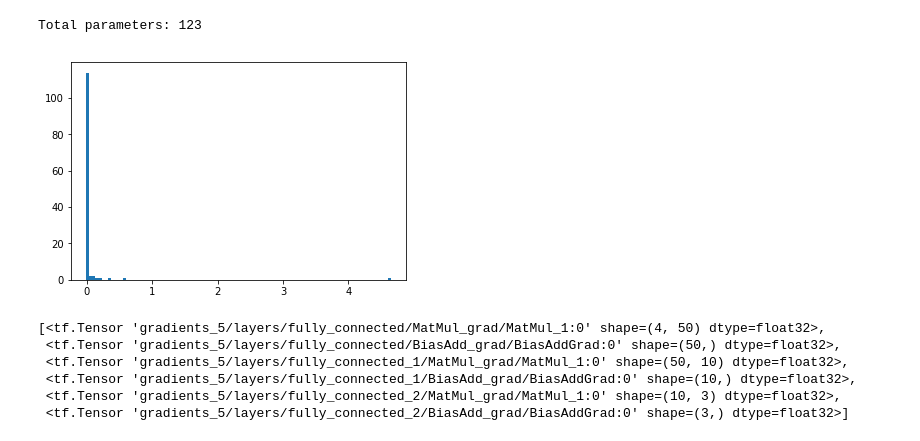
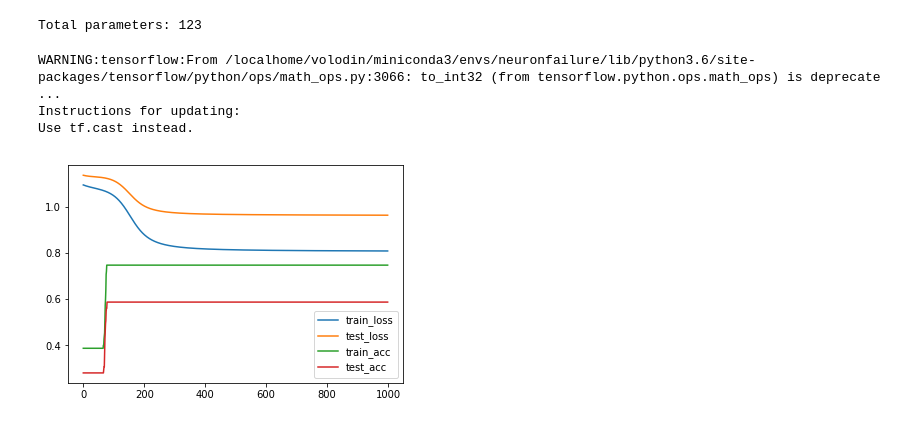
Before and after one commit to sergia-ch/OptMLProject, a Jupyter notebook: minima_and_optimizers.ipynb, the cells around one changed output. Drawn from its saved outputs; the diff is of its cells as text; code cells hidden in the pictures.

```diff
--- a/minima_and_optimizers.ipynb
+++ b/minima_and_optimizers.ipynb
@@ -126,3 +131,0 @@ def decrement_weights(W, gamma, grads):
-# %%
-# perform gradient descent step
-train_op = decrement_weights(params, gamma, grads)
@@ -149,3 +131,0 @@ sess.run(init)
-# %%
-for i in tqdm(range(1, 2000)):
-    epoch((2000. - i) / 10000)
@@ -174,6 +176,7 @@ def dz_dw_flatten(z):
     return tf.concat([tf.reshape(x, shape = (-1,)) for x in tf.gradients(z, params)], axis = 0)
 # %%
 def iterate_flatten(tensor):
+    """ Iterate over flattened items of a tensor """
     if type(tensor) == list:
         for t in tensor:
             for v in iterate_flatten(t):
@@ -193,14 +190,40 @@ H = sess.run(hessian, feed_dict = {x: x_train, y: y_train})
-# %%
-plt.hist(np.linalg.eig(H)[0], bins = 100)
-plt.show()
-# %% [output]
-[figure, removed]
-# %%
-tf.gradients(loss, params)
-# %% [output]
-[<tf.Tensor 'gradients_5/layers/fully_connected/MatMul_grad/MatMul_1:0' shape=(4, 50) dtype=float32>,
- <tf.Tensor 'gradients_5/layers/fully_connected/BiasAdd_grad/BiasAddGrad:0' shape=(50,) dtype=float32>,
- <tf.Tensor 'gradients_5/layers/fully_connected_1/MatMul_grad/MatMul_1:0' shape=(50, 10) dtype=float32>,
- <tf.Tensor 'gradients_5/layers/fully_connected_1/BiasAdd_grad/BiasAddGrad:0' shape=(10,) dtype=float32>,
- <tf.Tensor 'gradients_5/layers/fully_connected_2/MatMul_grad/MatMul_1:0' shape=(10, 3) dtype=float32>,
- <tf.Tensor 'gradients_5/layers/fully_connected_2/BiasAdd_grad/BiasAddGrad:0' shape=(3,) dtype=float32>]
+# %%
+# gradients of the loss w.r.t. params
+grads = tf.gradients(loss, params)
+grad_components = list(iterate_flatten(grads))
+hessian = [dz_dw_flatten(t) for t in tqdm(grad_components)]
+# %% [output]
+WARNING:tensorflow:From /localhome/volodin/miniconda3/envs/neuronfailure/lib/python3.6/site-packages/tensorflow/python/ops/math_ops.py:3066: to_int32 (from tensorflow.python.ops.math_ops) is deprecate ...
+Instructions for updating:
+Use tf.cast instead.
+# %%
+metrics = {}
+def train_and_get_hessian(operation, epochs_):
+    # metrics to compute
+    global metrics
+    metrics = {'train_loss': [], 'test_loss': [], 'train_acc': [], 'test_acc': []}
+
+    # initializing weights...
+    init = tf.global_variables_initializer()
+    sess.run(init)
+
+    for i in tqdm(range(epochs_)):
+        epoch(operation)
+
+    clear_output()
+
+    plt.figure()
+    plt.plot(metrics['train_loss'], label = 'train_loss')
+    plt.plot(metrics['test_loss'], label = 'test_loss')
+    #plt.legend()
+    #plt.show()
+
+    #plt.figure()
+    plt.plot(metrics['train_acc'], label = 'train_acc')
+    plt.plot(metrics['test_acc'], label = 'test_acc')
+    plt.legend()
+    plt.show()
+
+    H = sess.run(hessian, feed_dict = {x: x_train, y: y_train})
+    eigens = np.real(np.linalg.eig(H)[0])
+    return metrics['train_acc'][-1], metrics['test_acc'][-1], eigens
@@ -206,0 +247,4 @@ tf.gradients(loss, params)
+# %%
+train_acc, test_acc, eigens = train_and_get_hessian(gd, 1000)
+# %% [output]
+[figure, added]
```
Also changed, not shown: parts of 30 cells of this notebook, 1 other file.
